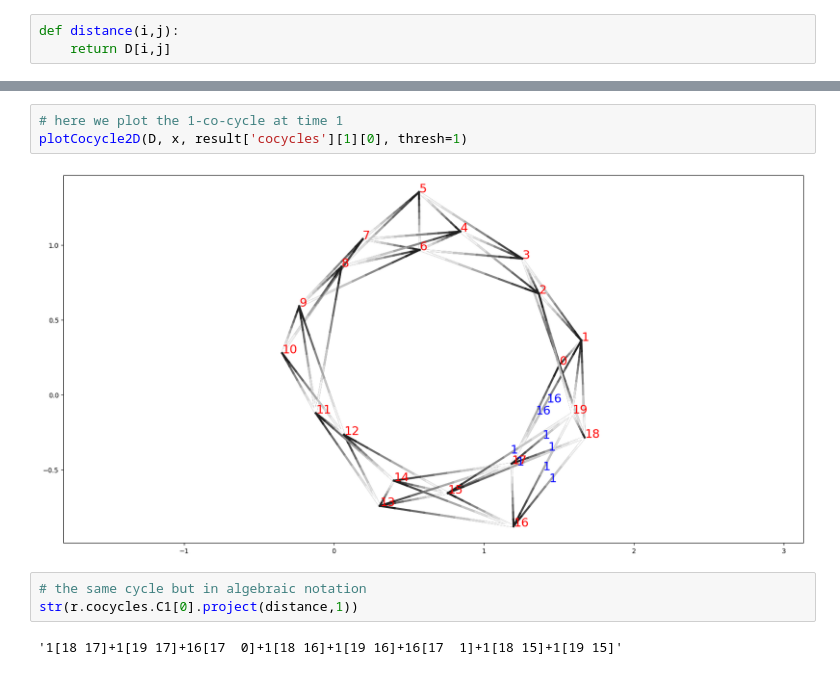
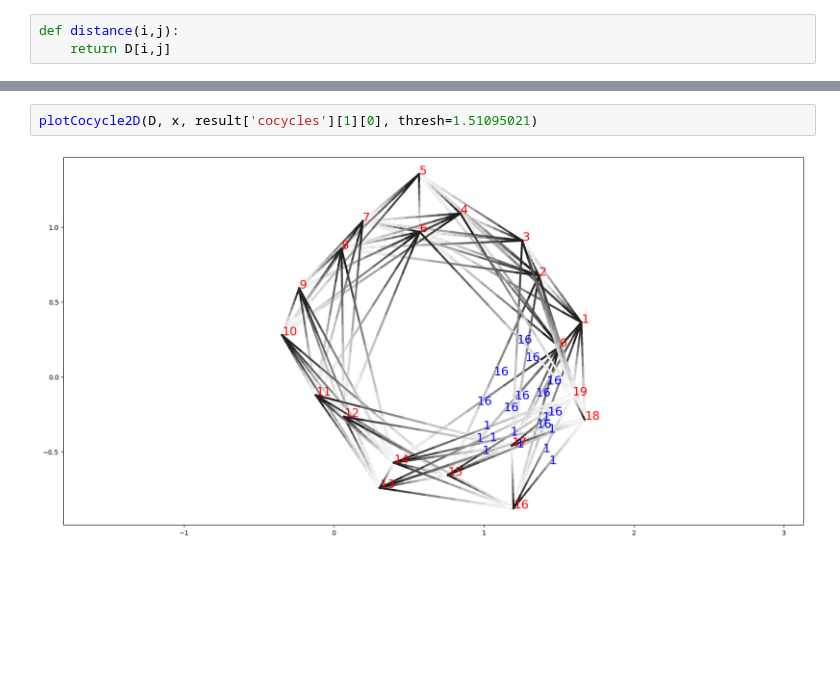
Before and after one commit to edoput/topological-data-analysis, a Jupyter notebook: warmup.ipynb, the cells around one changed output, grey strips where cells are left out. Cells and saved outputs as stored; diff of their text form; blank space fills up the shorter version.

```diff
--- a/warmup.ipynb
+++ b/warmup.ipynb
@@ -88,10 +91,4 @@ plot_diagrams(diagrams)
 # %%
-# here we plot the 1-co-cycle at time 1
-plotCocycle2D(D, x, result['cocycles'][1][0], thresh=1)
+plotCocycle2D(D, x, result['cocycles'][1][0], thresh=1.51095021)
 # %% [output]
-[figure, old version]
+[figure, new version]
-# %%
-# the same cycle but in algebraic notation
-str(r.cocycles.C1[0].project(distance,1))
-# %% [output]
-'1[18 17]+1[19 17]+16[17  0]+1[18 16]+1[19 16]+16[17  1]+1[18 15]+1[19 15]'
```
Also changed, not shown: parts of 4 cells of this notebook.
